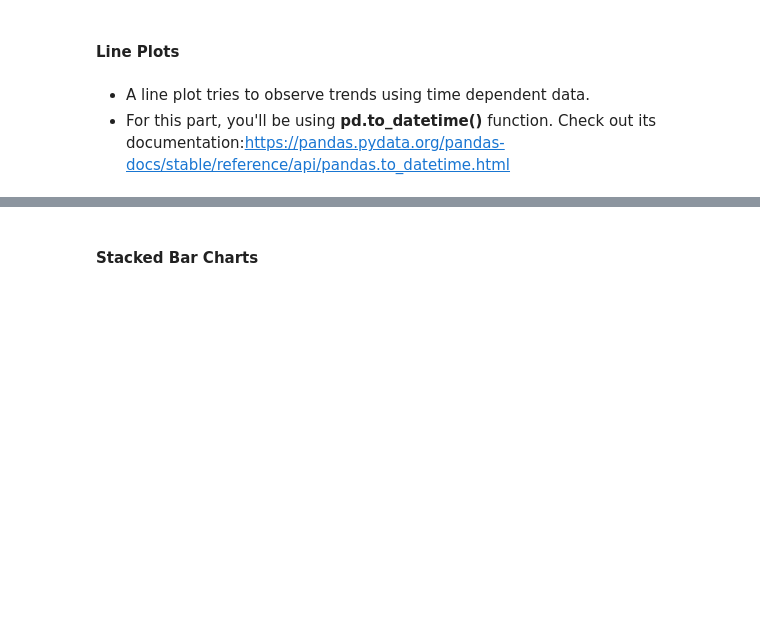
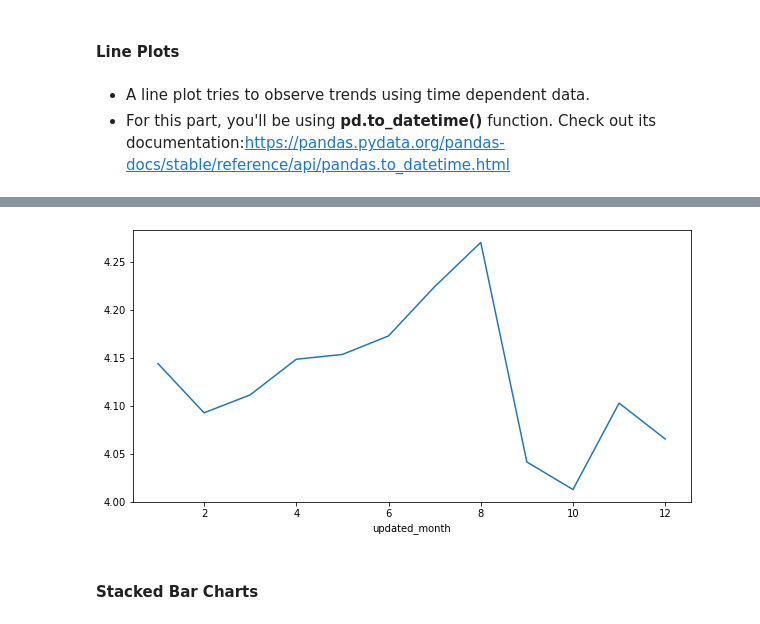
Before and after one commit to teerapat1739/multipurpose-jupyter-notebook, a Jupyter notebook: notebooks/Data Visualisation in Python - Case Study.ipynb, the cells around one changed output, grey strips where cells are left out. Drawn from its saved outputs; the diff is of its cells as text; code cells hidden in the pictures; blank space fills up the shorter version.

```diff
--- a/notebooks/Data Visualisation in Python - Case Study.ipynb
+++ b/notebooks/Data Visualisation in Python - Case Study.ipynb
@@ -901,3 +914,10 @@ inp1.groupby(["up"])
+# %%
+## Plot a line graph
+plt.figure(figsize=[10, 5])
+inp1.groupby(["updated_month"])['Rating'].mean().plot()
+plt.show()
+# %% [output]
+[figure, added]
 # %% [markdown]
 #### Stacked Bar Charts
 # %% [markdown]
```
Also changed, not shown: parts of 2 cells of this notebook, 18 other files.
